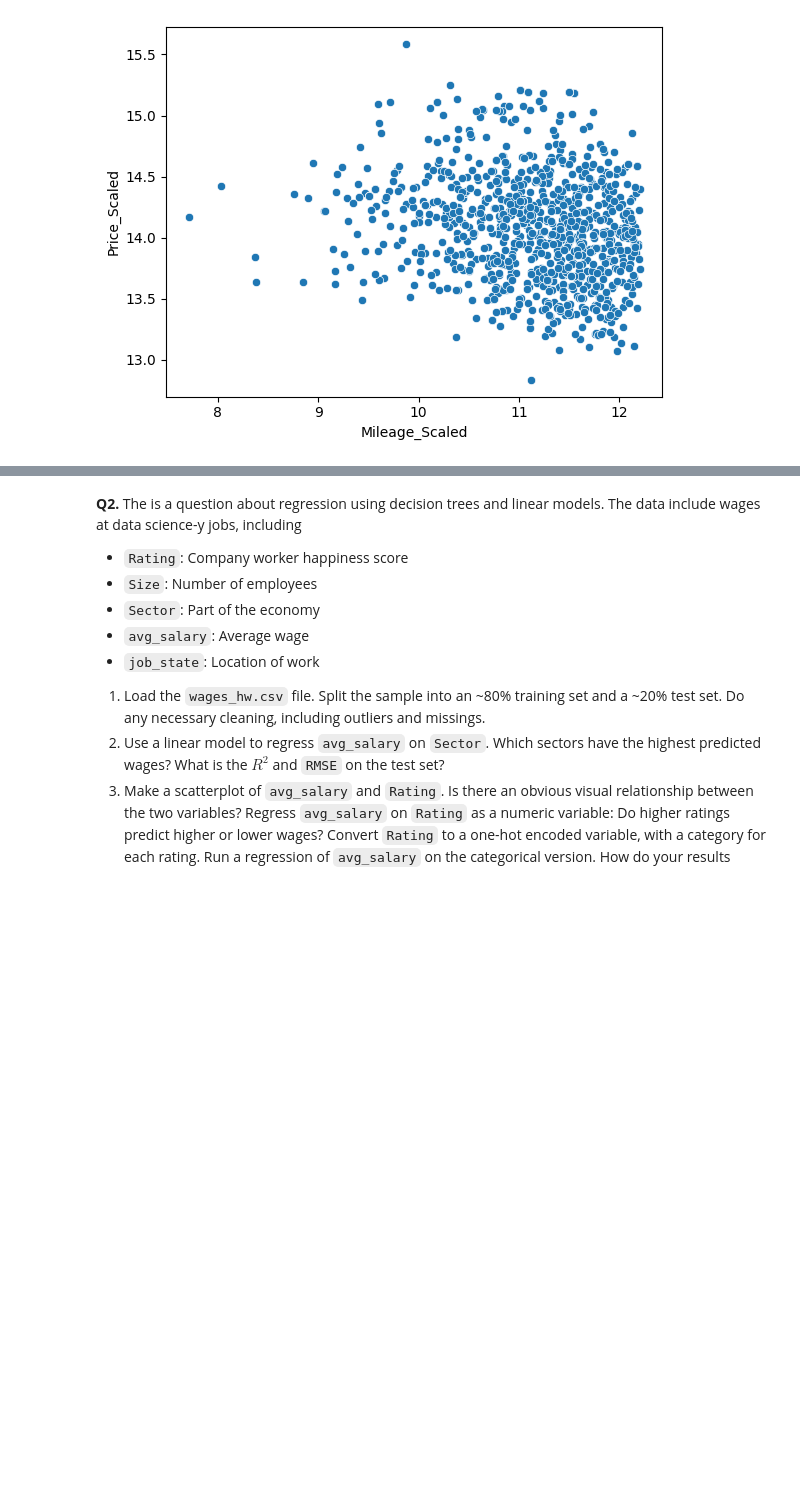
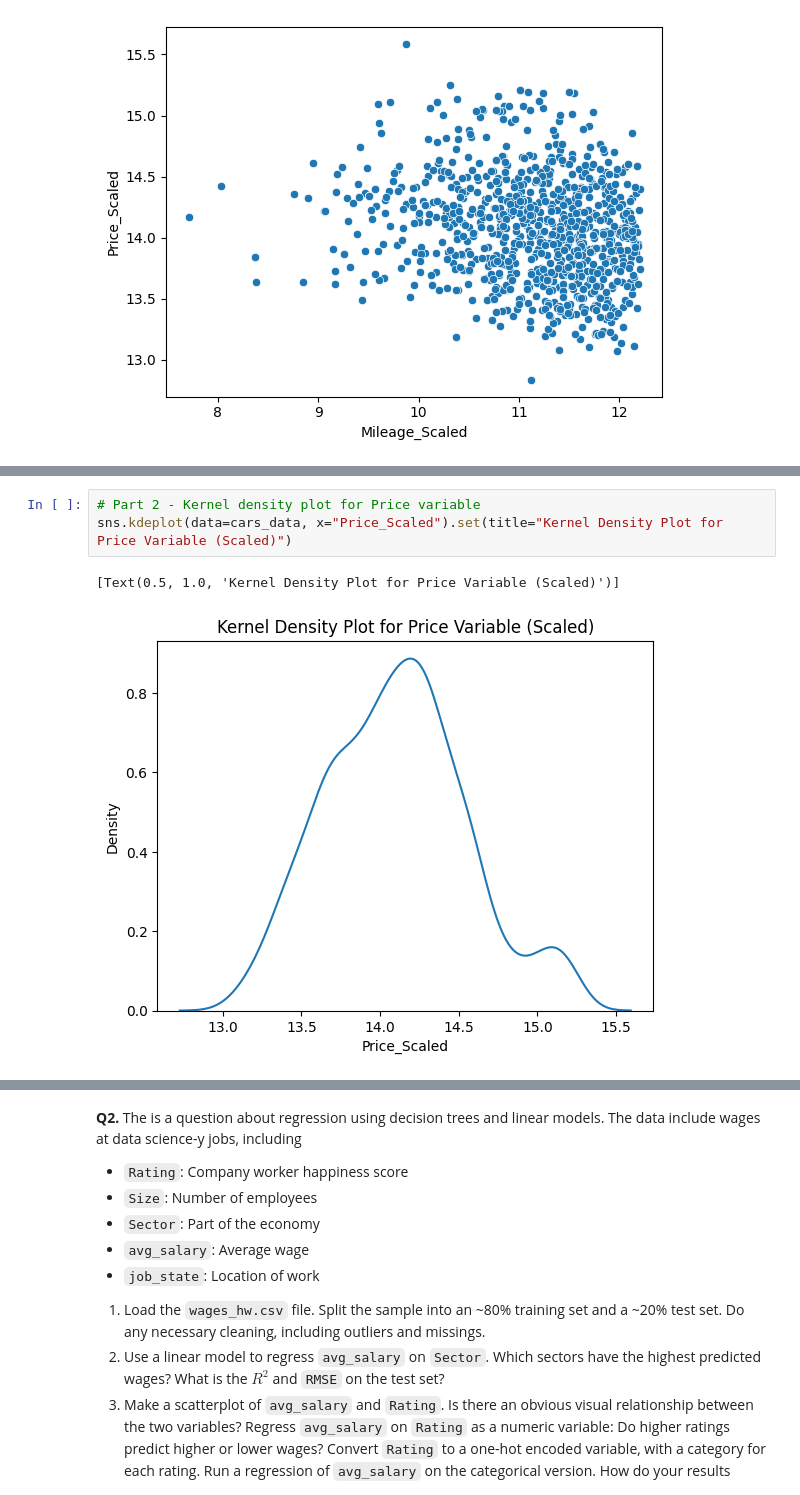
Before and after one commit to chrryyy/assignment4, a Jupyter notebook: assignment4.ipynb, the cells around one changed output, grey strips where cells are left out. Drawn from its saved outputs; the diff is of its cells as text; blank space fills up the shorter version.

Commit message:
Completed part 4

```diff
--- a/assignment4.ipynb
+++ b/assignment4.ipynb
@@ -72,0 +114,6 @@ sns.scatterplot(data=cars_data,y="Price_Scaled",x="Mileage_Scaled")
+# %%
+# Part 2 - Kernel density plot for Price variable
+sns.kdeplot(data=cars_data, x="Price_Scaled").set(title="Kernel Density Plot for Price Variable (Scaled)")
+# %% [output]
+[Text(0.5, 1.0, 'Kernel Density Plot for Price Variable (Scaled)')]
+[figure, added]
```
Also changed, not shown: parts of 21 cells of this notebook.
